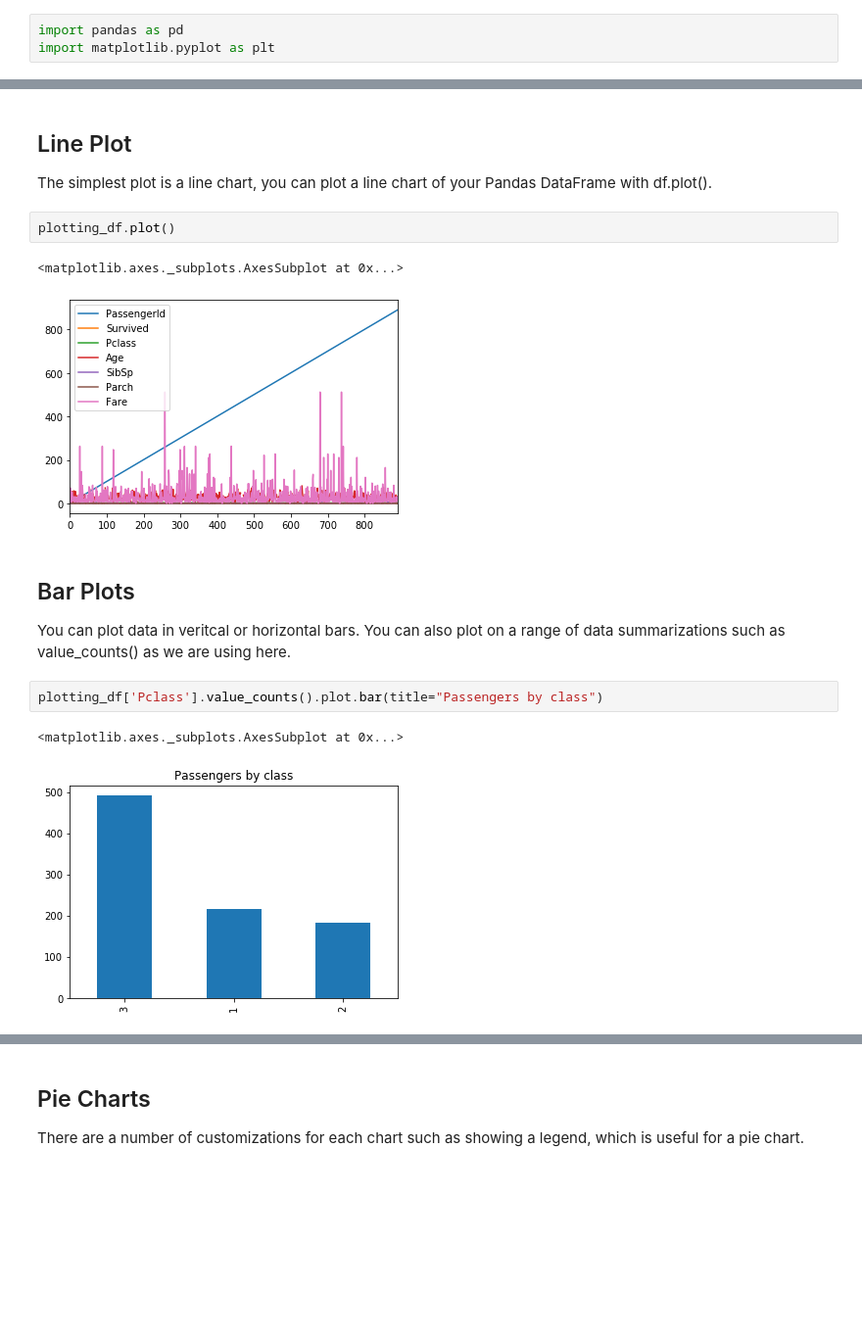
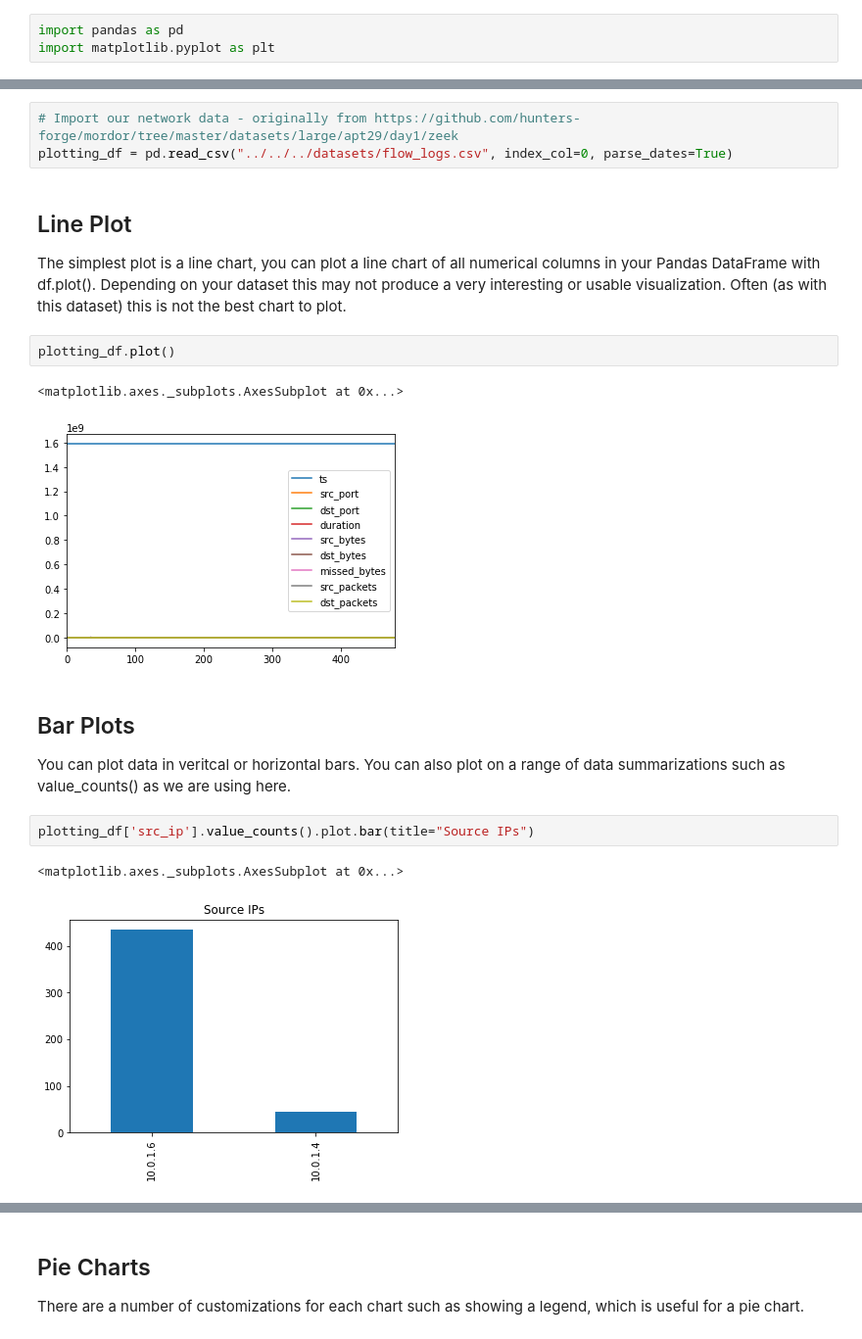
Before and after one commit to OTRF/infosec-jupyter-book, a Jupyter notebook: docs/use-cases/data-visualizations/01_data_viz_pandas.ipynb, the cells around one changed output, grey strips where cells are left out. Shown: that part at 98% size. Cells and saved outputs as stored; diff of their text form; blank space fills up the shorter version.

Commit message:
visualization notebooks

```diff
--- a/docs/use-cases/data-visualizations/01_data_viz_pandas.ipynb
+++ b/docs/use-cases/data-visualizations/01_data_viz_pandas.ipynb
@@ -37,18 +26,21 @@ plotting_df.head()
+# %%
+# Import our network data - originally from https://github.com/hunters-forge/mordor/tree/master/datasets/large/apt29/day1/zeek
+plotting_df = pd.read_csv("../../../datasets/flow_logs.csv", index_col=0, parse_dates=True)
 # %% [markdown]
 ## Line Plot
 
-The simplest plot is a line chart, you can plot a line chart of your Pandas DataFrame with df.plot().
+The simplest plot is a line chart, you can plot a line chart of all numerical columns in your Pandas DataFrame with df.plot(). Depending on your dataset this may not produce a very interesting or usable visualization. Often (as with this dataset) this is not the best chart to plot.
 # %%
 plotting_df.plot()
 # %% [output]
 <matplotlib.axes._subplots.AxesSubplot at 0x...>
-[figure, old version]
+[figure, new version]
 # %% [markdown]
 ## Bar Plots
 You can plot data in veritcal or horizontal bars. You can also plot on a range of data summarizations such as value_counts() as we are using here.
 # %%
-plotting_df['Pclass'].value_counts().plot.bar(title="Passengers by class")
+plotting_df['src_ip'].value_counts().plot.bar(title="Source IPs")
 # %% [output]
 <matplotlib.axes._subplots.AxesSubplot at 0x...>
-[figure, old version]
+[figure, new version]
 # %%
```
Also changed, not shown: parts of 11 cells of this notebook, 2 other files.
